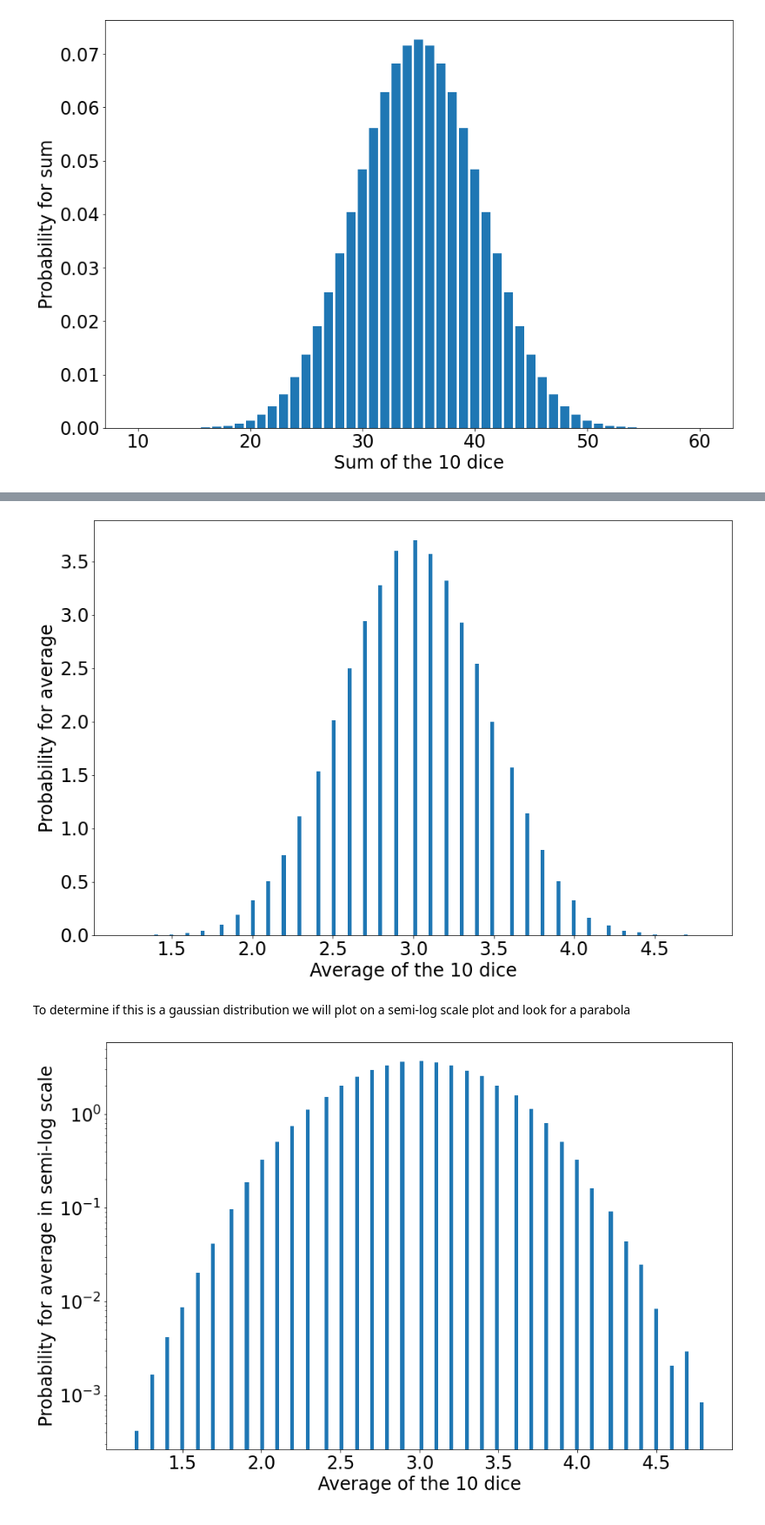
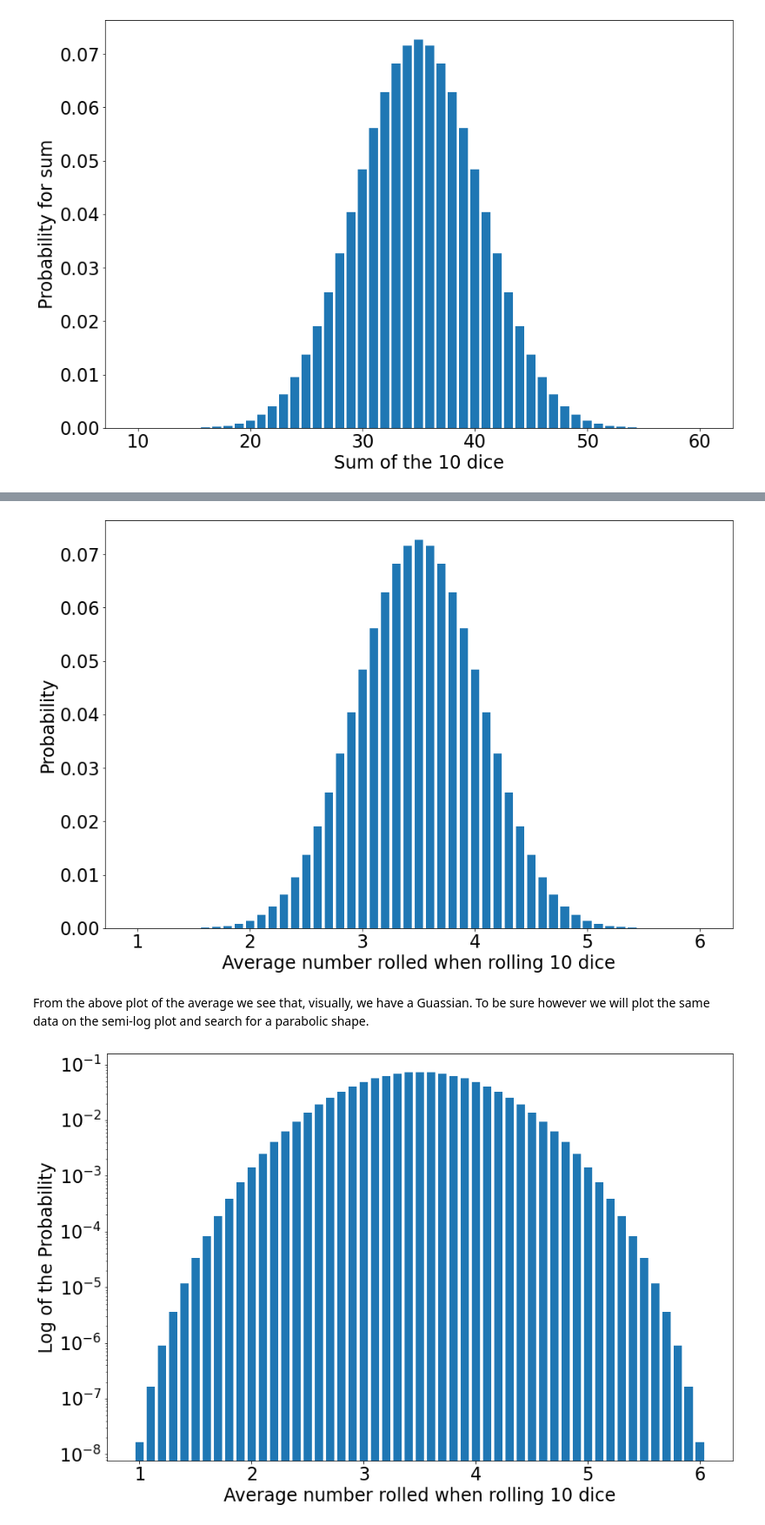
Before and after one commit to williamdolsen/phys434-21au, a Jupyter notebook: homework/hw2/homework2.ipynb, the cells around one changed output, grey strips where cells are left out. Shown at 87% size. Drawn from its saved outputs; the diff is of its cells as text; code cells hidden in the pictures.

```diff
--- a/homework/hw2/homework2.ipynb
+++ b/homework/hw2/homework2.ipynb
@@ -110,27 +115,24 @@ Now we can plot the average of the dice
 # %%
-average_values = []
-for i in range(0, 100000):
-    average = 0
-    for j in range(0, 10):
-        average += np.random.randint(1, 6)
-    average_values.append(average / 10)
+# get the arrays for the average plot
+y10_avg = y10
+x10_avg = x10 / 10
 
-plt.hist(average_values, bins=150, density=True)
+plt.bar(x10_avg, y10_avg, width=0.075)
 plt.tick_params(labelsize=24)
-plt.xlabel("Average of the 10 dice", fontdict={'size':24})
-plt.ylabel("Probability for average", fontdict={'size':24})
+plt.xlabel("Average number rolled when rolling 10 dice", fontdict={'size':24})
+plt.ylabel("Probability", fontdict={'size':24})
 plt.show()
 # %% [output]
-[figure, old version]
+[figure, new version]
 # %% [markdown]
-To determine if this is a gaussian distribution we will plot on a semi-log scale plot and look for a parabola
+From the above plot of the average we see that, visually, we have a Guassian.  To be sure however we will plot the same data on the semi-log plot and search for a parabolic shape.
 # %%
-plt.hist(average_values, bins=150, density=True)
+plt.bar(x10_avg, y10_avg, width = 0.075)
 plt.yscale('log')
 plt.tick_params(labelsize=24)
-plt.xlabel("Average of the 10 dice", fontdict={'size':24})
-plt.ylabel("Probability for average in semi-log scale", fontdict={'size':24})
+plt.xlabel("Average number rolled when rolling 10 dice", fontdict={'size':24})
+plt.ylabel("Log of the Probability", fontdict={'size':24})
 plt.show()
 # %% [output]
-[figure, old version]
+[figure, new version]
 # %% [markdown]
```
Also changed, not shown: parts of 20 cells of this notebook.
